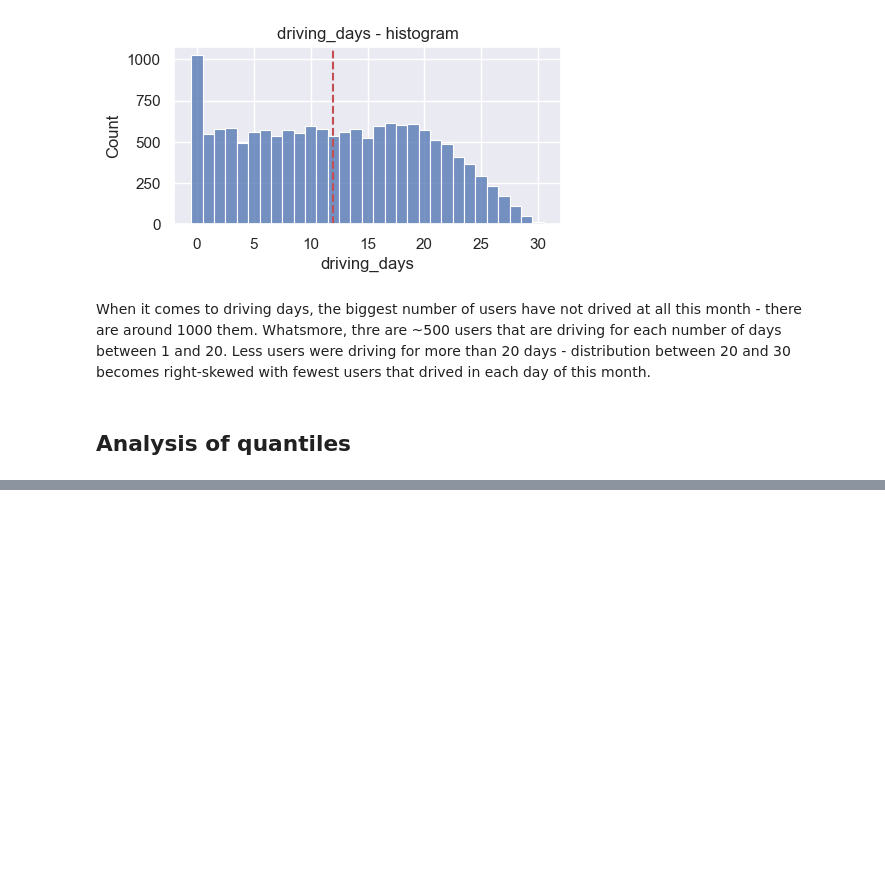
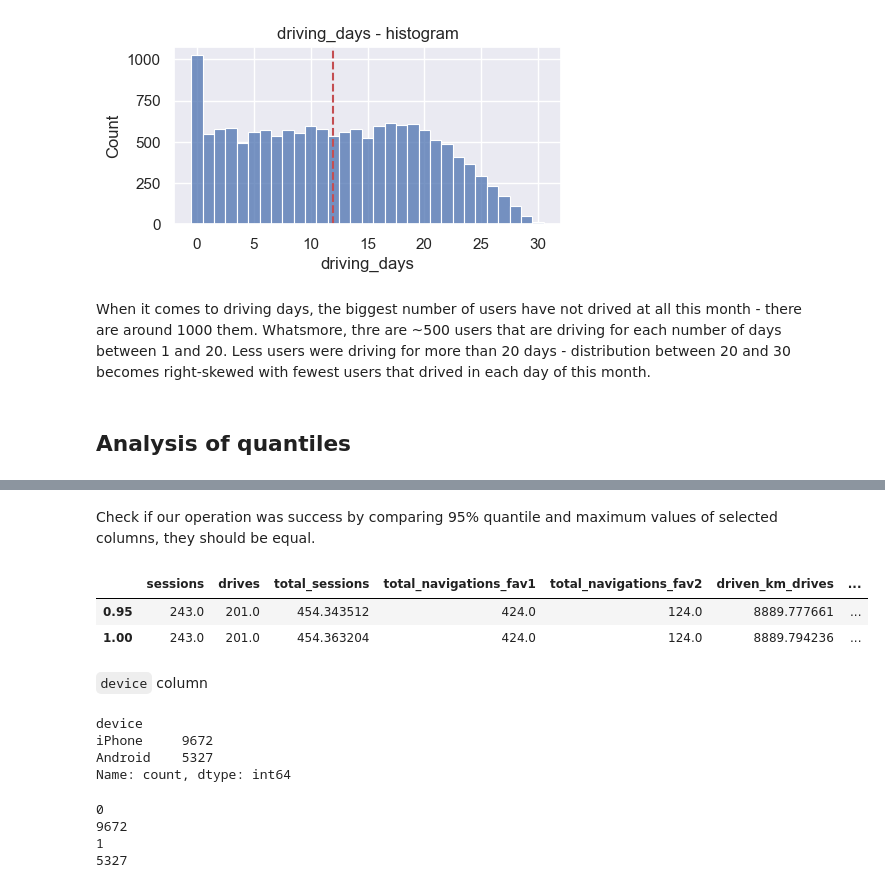
Before and after one commit to Damian-oo/Customer-Churn-Prediction-Waze-app, a Jupyter notebook: Waze Churn Project_full.ipynb, the cells around one changed output, grey strips where cells are left out. Drawn from its saved outputs; the diff is of its cells as text; code cells hidden in the pictures; blank space fills up the shorter version.

```diff
--- a/Waze Churn Project_full.ipynb
+++ b/Waze Churn Project_full.ipynb
@@ -564,0 +565,7 @@ All considered values have really big, meaningful difference between maximum and
+# %%
+num_cols_to_cut = (
+    df_waze_0
+    .select_dtypes(include=['number'])
+    .drop(["n_days_after_onboarding", "activity_days", "driving_days"], axis=1)
+    .columns
+)
@@ -564,0 +598,10 @@ All considered values have really big, meaningful difference between maximum and
+# %% [markdown]
+Check if our operation was success by comparing 95% quantile and maximum values of selected columns, they should be equal.
+# %%
+df_waze_0.quantile([0.95, 1], numeric_only = True)[num_cols_to_cut]
+# %% [output]
+|  | sessions | drives | total_sessions | total_navigations_fav1 | total_navigations_fav2 | driven_km_drives | ... |
+| 0.95 | 243.0 | 201.0 | 454.343512 | 424.0 | 124.0 | 8889.777661 | ... |
+| 1.00 | 243.0 | 201.0 | 454.363204 | 424.0 | 124.0 | 8889.794236 | ... |
+# %% [markdown]
+`device` column
@@ -564,0 +615,16 @@ All considered values have really big, meaningful difference between maximum and
+# %%
+counts
+# %% [output]
+device
+iPhone     9672
+Android    5327
+Name: count, dtype: int64
+# %%
+for i, j in enumerate(counts):
+    print(i)
+    print(j)
+# %% [output]
+0
+9672
+1
+5327
```
Also changed, not shown: parts of 8 cells of this notebook.
